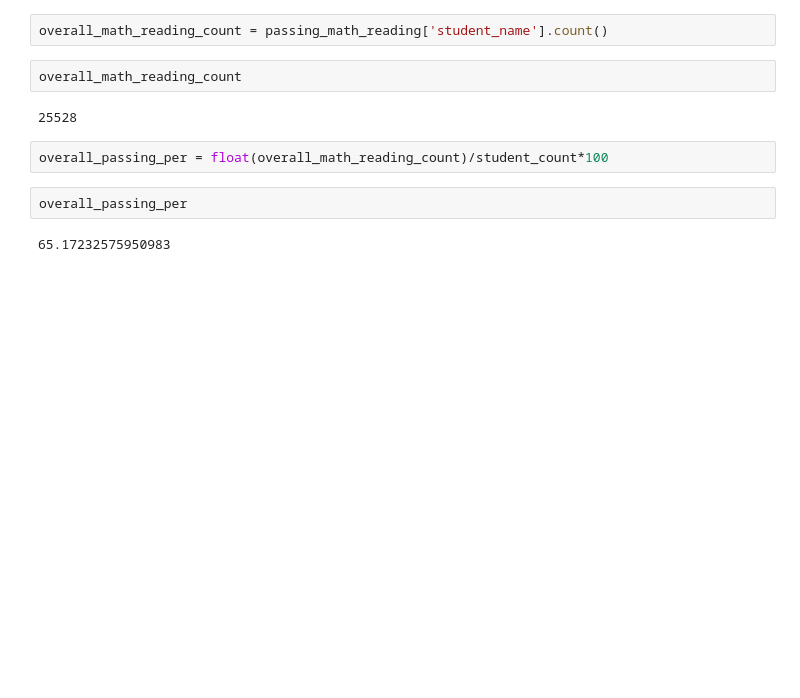
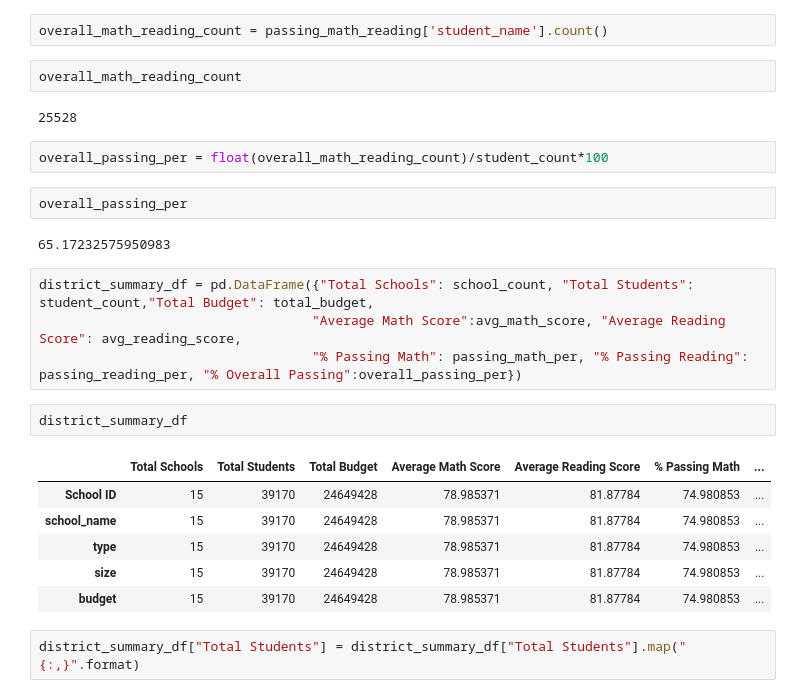
Before and after one commit to mahmoodsayedi/Fortest, a Jupyter notebook: JupyterPractice.ipynb, the cells around one changed output. Drawn from its saved outputs; the diff is of its cells as text; blank space fills up the shorter version.

```diff
--- a/JupyterPractice.ipynb
+++ b/JupyterPractice.ipynb
@@ -202,3 +189,18 @@ overall_passing_per = float(overall_math_reading_count)/student_count*100
 overall_passing_per
 # %% [output]
 65.17232575950983
+# %%
+district_summary_df = pd.DataFrame({"Total Schools": school_count, "Total Students": student_count,"Total Budget": total_budget,
+                                   "Average Math Score":avg_math_score, "Average Reading Score": avg_reading_score,
+                                   "% Passing Math": passing_math_per, "% Passing Reading": passing_reading_per, "% Overall Passing":overall_passing_per})
+# %%
+district_summary_df
+# %% [output]
+|  | Total Schools | Total Students | Total Budget | Average Math Score | Average Reading Score | % Passing Math | ... |
+| School ID | 15 | 39170 | 24649428 | 78.985371 | 81.87784 | 74.980853 | ... |
+| school_name | 15 | 39170 | 24649428 | 78.985371 | 81.87784 | 74.980853 | ... |
+| type | 15 | 39170 | 24649428 | 78.985371 | 81.87784 | 74.980853 | ... |
+| size | 15 | 39170 | 24649428 | 78.985371 | 81.87784 | 74.980853 | ... |
+| budget | 15 | 39170 | 24649428 | 78.985371 | 81.87784 | 74.980853 | ... |
+# %%
+district_summary_df["Total Students"] = district_summary_df["Total Students"].map("{:,}".format)
```
Also changed, not shown: parts of 5 cells of this notebook.
